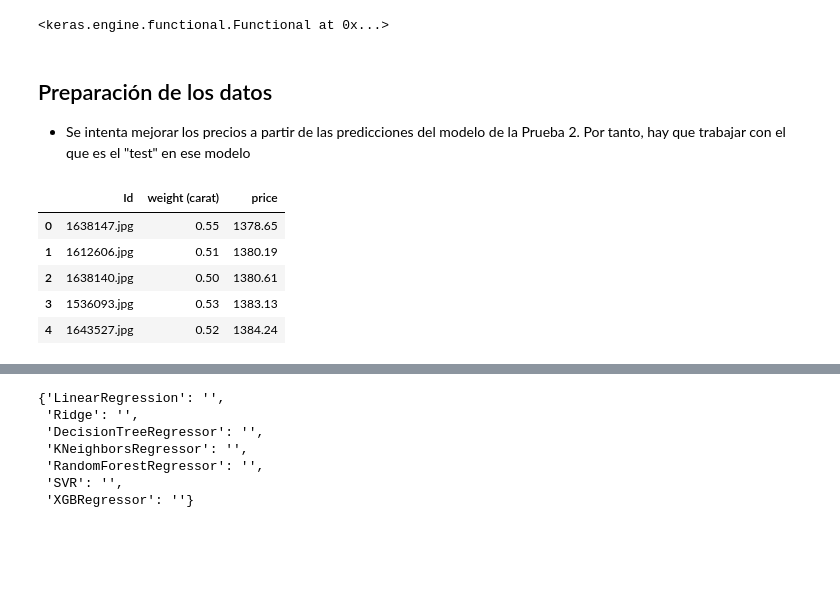
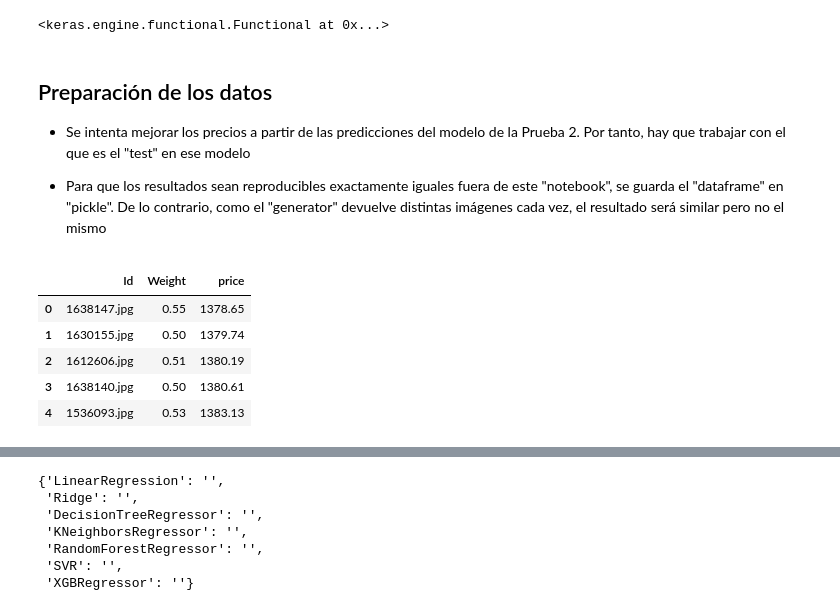
Before and after one commit to RogerPerello/Machine_learning-diamonds, a Jupyter notebook: src/notebooks/project/8_model_optimization_image.ipynb, the cells around one changed output, grey strips where cells are left out. Saved outputs shown, nothing was run; the diff lists cells and outputs as text; code cells hidden in the pictures; blank space fills up the shorter version.

```diff
--- a/src/notebooks/project/8_model_optimization_image.ipynb
+++ b/src/notebooks/project/8_model_optimization_image.ipynb
@@ -32,9 +40,9 @@ from utils.functions import *
 # %%
-processed_images_path = r'data\processed\images'
-df_images_data_original = pd.read_csv(r'data\processed\images_data_processed.csv')
+# processed_images_path = r'data\processed\images'
+# df_images_data_original = pd.read_csv(r'data\processed\images_data_processed.csv')
 
-# df_images_data_original = pd.read_csv('/content/gdrive/My Drive/images_data_processed.csv')
-# processed_images_path = r'/content/gdrive/My Drive/images'
+df_images_data_original = pd.read_csv('/content/gdrive/My Drive/images_data_processed.csv')
+processed_images_path = r'/content/gdrive/My Drive/images'
 
 df_images_data_original.head()
 # %% [output]
@@ -498,21 +506,23 @@ model_cnn
 ## Preparación de los datos
 
 - Se intenta mejorar los precios a partir de las predicciones del modelo de la Prueba 2. Por tanto, hay que trabajar con el que es el "test" en ese modelo
+
+- Para que los resultados sean reproducibles exactamente iguales fuera de este "notebook", se guarda el "dataframe" en "pickle". De lo contrario, como el "generator" devuelve distintas imágenes cada vez, el resultado será similar pero no el mismo
 # %%
 df_images_data = df_images_data_original.copy()
 
-df_images_data = df_images_data[['Id', 'weight (carat)', 'price']]
+df_images_data = df_images_data[['Id', 'Weight', 'price']]
 
 df_images_data['Id'] = df_images_data['Id'].apply(lambda x: x + '.jpg')
 
 df_images_data.head()
 # %% [output]
-|  | Id | weight (carat) | price |
+|  | Id | Weight | price |
 | 0 | 1638147.jpg | 0.55 | 1378.65 |
-| 1 | 1612606.jpg | 0.51 | 1380.19 |
-| 2 | 1638140.jpg | 0.50 | 1380.61 |
-| 3 | 1536093.jpg | 0.53 | 1383.13 |
-| 4 | 1643527.jpg | 0.52 | 1384.24 |
+| 1 | 1630155.jpg | 0.50 | 1379.74 |
+| 2 | 1612606.jpg | 0.51 | 1380.19 |
+| 3 | 1638140.jpg | 0.50 | 1380.61 |
+| 4 | 1536093.jpg | 0.53 | 1383.13 |
 # %%
 previously_predicted_price = model_cnn.predict(test_generator)
 
```
Also changed, not shown: parts of 30 cells of this notebook, 2 other files.
